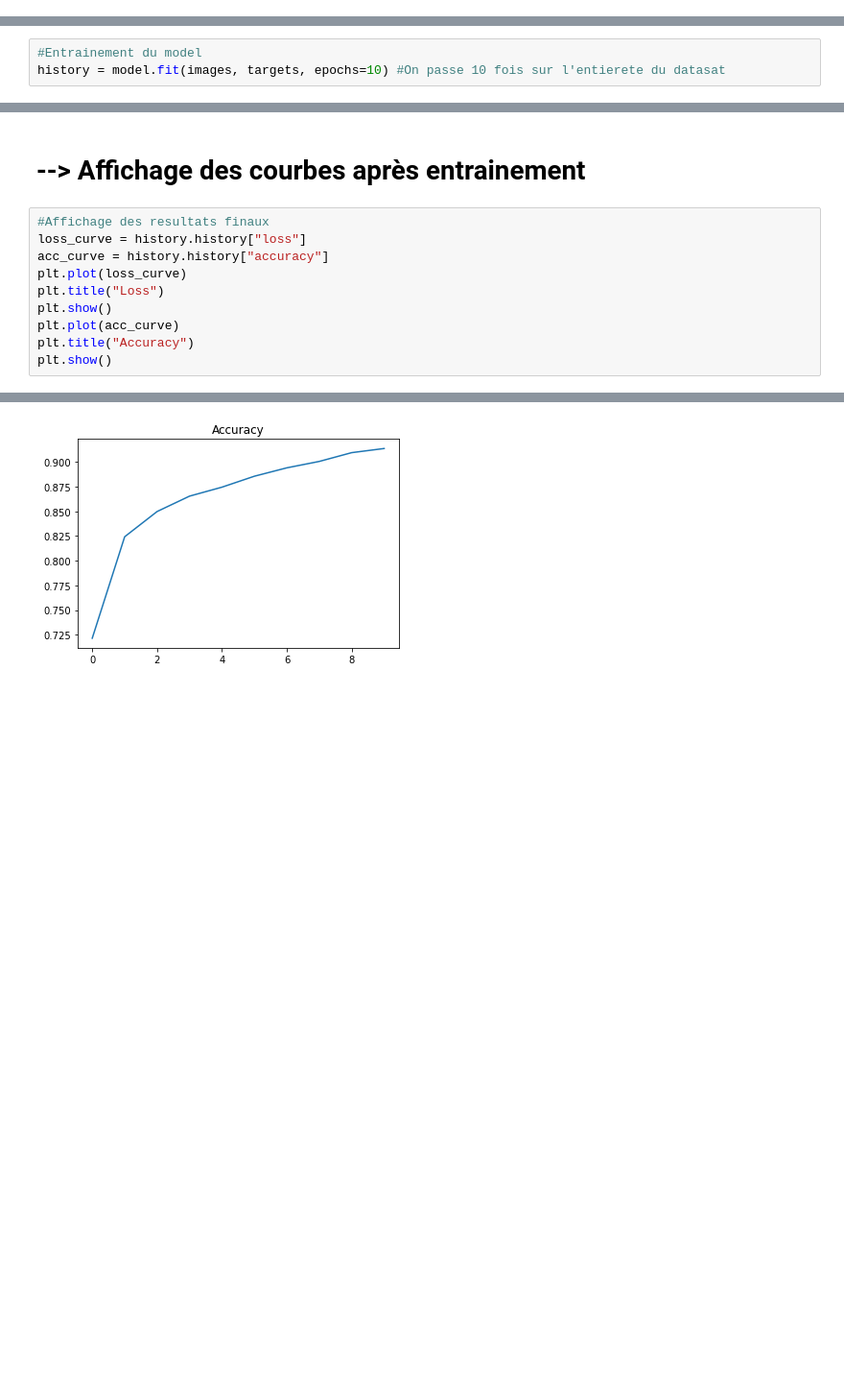
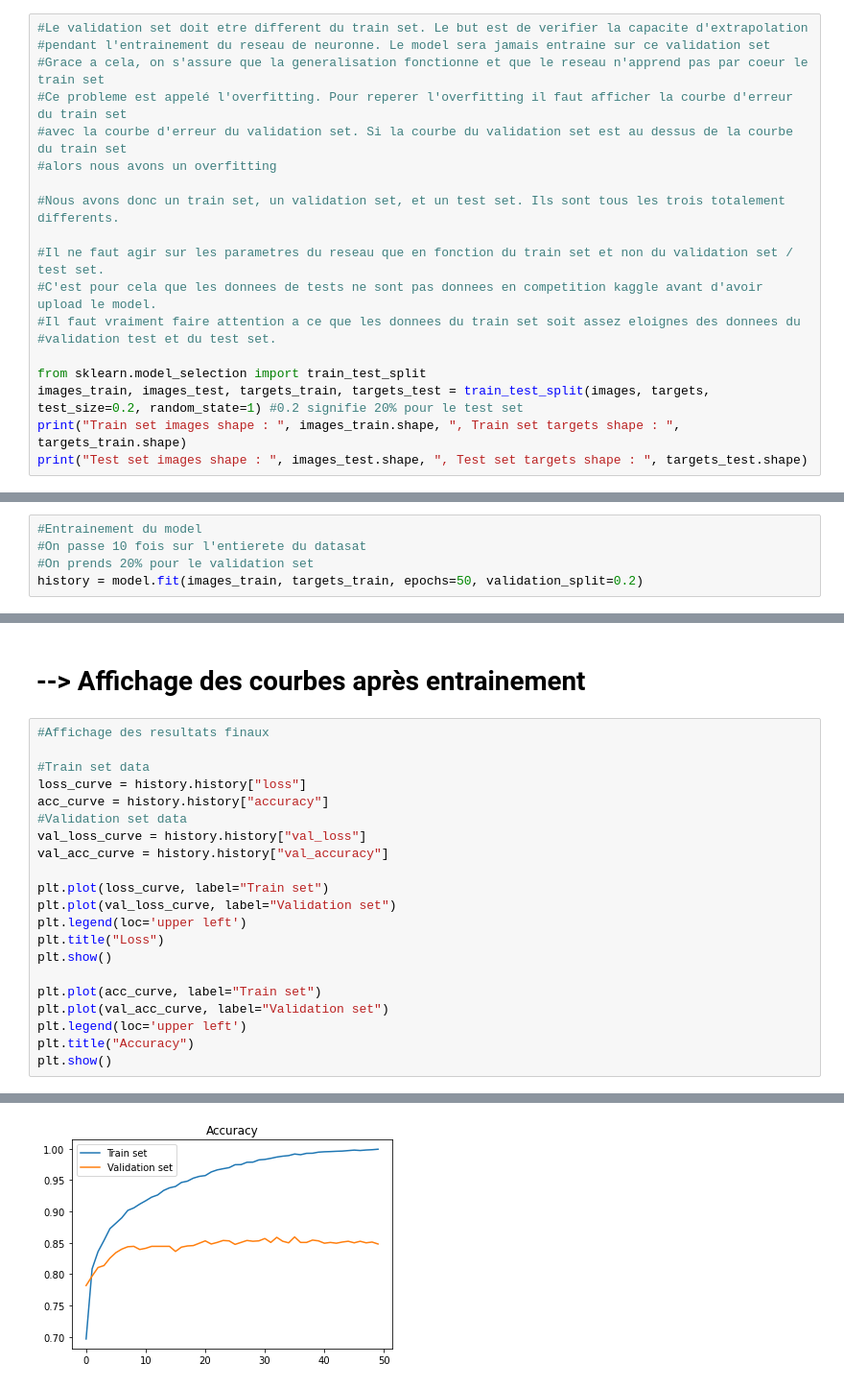
Before and after one commit to hanzopgp/TensorFlowTest, a Jupyter notebook: ImageClassification/main.ipynb, the cells around one changed output, grey strips where cells are left out. Shown at 96% size. Saved outputs shown, nothing was run; the diff lists cells and outputs as text; blank space fills up the shorter version.

Commit message:
validation set

```diff
--- a/ImageClassification/main.ipynb
+++ b/ImageClassification/main.ipynb
@@ -49,0 +52,19 @@ Shape de notre liste de classification :  (10000,)
+# %%
+#Le validation set doit etre different du train set. Le but est de verifier la capacite d'extrapolation
+#pendant l'entrainement du reseau de neuronne. Le model sera jamais entraine sur ce validation set
+#Grace a cela, on s'assure que la generalisation fonctionne et que le reseau n'apprend pas par coeur le train set
+#Ce probleme est appelé l'overfitting. Pour reperer l'overfitting il faut afficher la courbe d'erreur du train set
+#avec la courbe d'erreur du validation set. Si la courbe du validation set est au dessus de la courbe du train set
+#alors nous avons un overfitting
+
+#Nous avons donc un train set, un validation set, et un test set. Ils sont tous les trois totalement differents.
+
+#Il ne faut agir sur les parametres du reseau que en fonction du train set et non du validation set / test set.
+#C'est pour cela que les donnees de tests ne sont pas donnees en competition kaggle avant d'avoir upload le model.
+#Il faut vraiment faire attention a ce que les donnees du train set soit assez eloignes des donnees du
+#validation test et du test set.
+
+from sklearn.model_selection import train_test_split
+images_train, images_test, targets_train, targets_test = train_test_split(images, targets, test_size=0.2, random_state=1) #0.2 signifie 20% pour le test set
+print("Train set images shape : ", images_train.shape, ", Train set targets shape : ", targets_train.shape)
+print("Test set images shape : ", images_test.shape, ", Test set targets shape : ", targets_test.shape)
@@ -191,5 +214,7 @@ model.compile(
 # --> Entrainement du model
 # %%
 #Entrainement du model
-history = model.fit(images, targets, epochs=10) #On passe 10 fois sur l'entierete du datasat
+#On passe 10 fois sur l'entierete du datasat
+#On prends 20% pour le validation set
+history = model.fit(images_train, targets_train, epochs=50, validation_split=0.2)
 # %% [output]
@@ -217,12 +239,23 @@ Epoch 10/10
 # --> Affichage des courbes après entrainement
 # %%
 #Affichage des resultats finaux
+
+#Train set data
 loss_curve = history.history["loss"]
 acc_curve = history.history["accuracy"]
-plt.plot(loss_curve)
+#Validation set data
+val_loss_curve = history.history["val_loss"]
+val_acc_curve = history.history["val_accuracy"]
+
+plt.plot(loss_curve, label="Train set")
+plt.plot(val_loss_curve, label="Validation set")
+plt.legend(loc='upper left')
 plt.title("Loss")
 plt.show()
-plt.plot(acc_curve)
+
+plt.plot(acc_curve, label="Train set")
+plt.plot(val_acc_curve, label="Validation set")
+plt.legend(loc='upper left')
 plt.title("Accuracy")
 plt.show()
 # %% [output]
@@ -230 +263 @@ plt.show()
-[figure, old version]
+[figure, new version]
```
Also changed, not shown: parts of 8 cells of this notebook.
